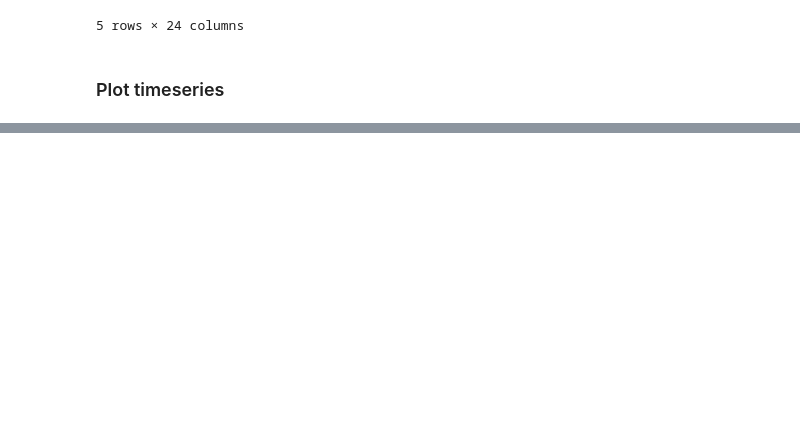
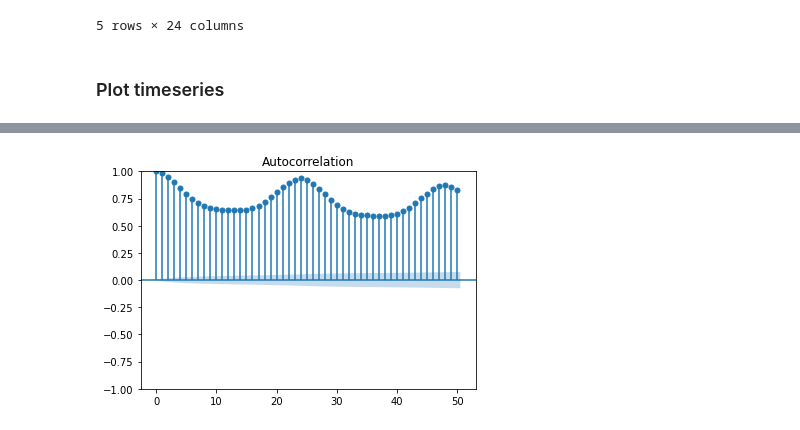
Before and after one commit to smacintyreR/sie-2021, a Jupyter notebook: siemens-ds-coding-test/SE - Task 1 - Code.ipynb, the cells around one changed output, grey strips where cells are left out. Cells and saved outputs as stored; diff of their text form; code cells hidden in the pictures; blank space fills up the shorter version.

```diff
--- a/siemens-ds-coding-test/SE - Task 1 - Code.ipynb
+++ b/siemens-ds-coding-test/SE - Task 1 - Code.ipynb
@@ -176,0 +285,5 @@ ValueError: time-weighted interpolation only works on Series or DataFrames with
+# %%
+plot_acf(df_single, lags = 50)
+plt.show()
+# %% [output]
+[figure, added]
```
Also changed, not shown: parts of 26 cells of this notebook.
